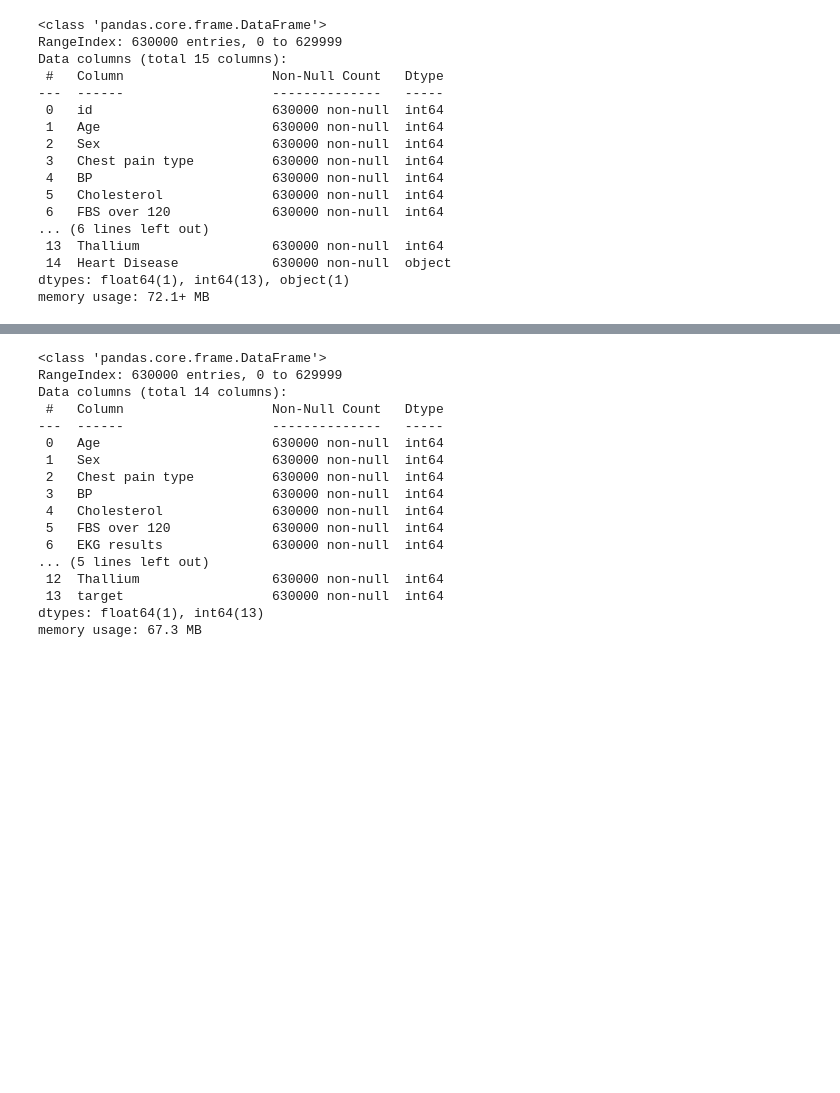
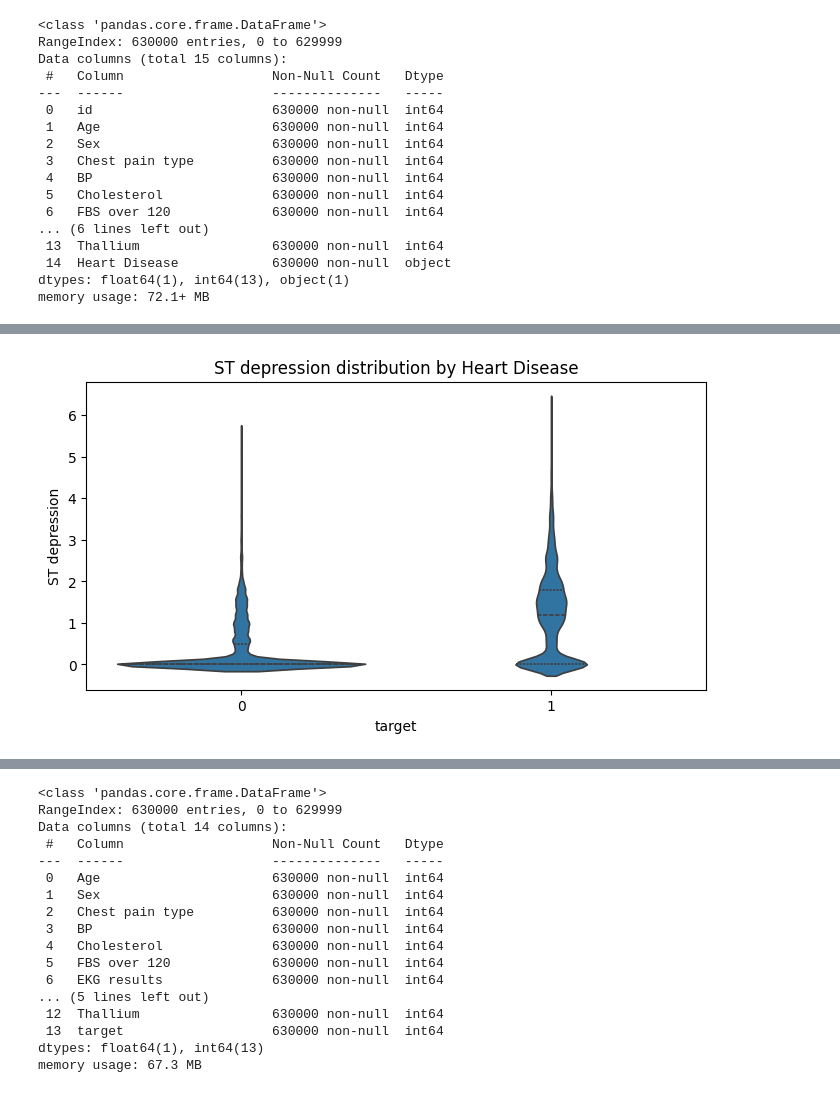
Before and after one commit to cringe-syco/ML, a Jupyter notebook: data/heart_disease/eda.ipynb, the cells around one changed output, grey strips where cells are left out. Saved outputs shown, nothing was run; the diff lists cells and outputs as text; code cells hidden in the pictures; blank space fills up the shorter version.

```diff
--- a/data/heart_disease/eda.ipynb
+++ b/data/heart_disease/eda.ipynb
@@ -128,0 +221,15 @@ df = df.drop(columns=['Heart Disease', 'id'])
+# %%
+sample = df.groupby("target", group_keys=False)\
+           .apply(lambda x: x.sample(30000, random_state=42))
+
+plt.figure(figsize=(8,4))
+sns.violinplot(
+    x="target",
+    y="ST depression",
+    data=sample,
+    inner="quartile"
+)
+plt.title("ST depression distribution by Heart Disease")
+plt.show()
+# %% [output]
+[figure, added]
```
Also changed, not shown: parts of 31 cells of this notebook, 2 other files.
